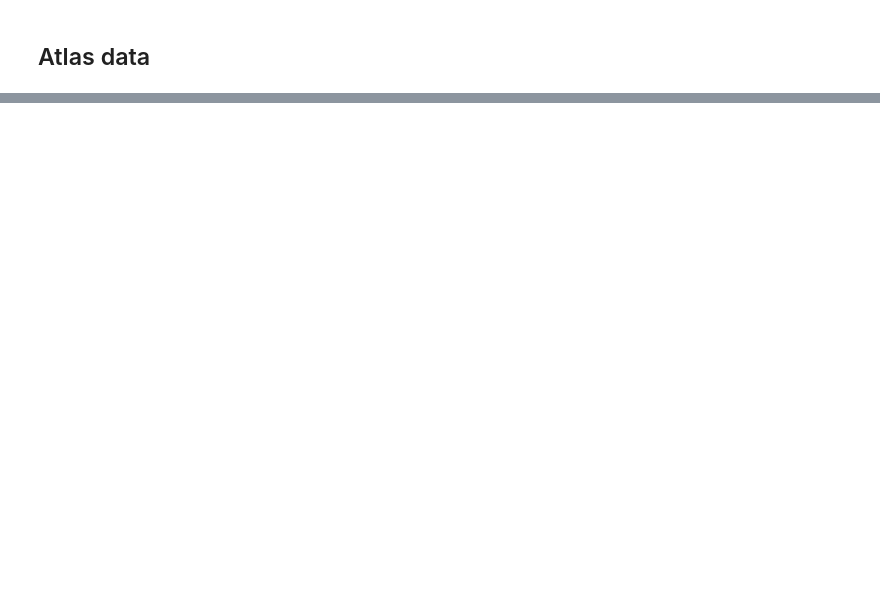
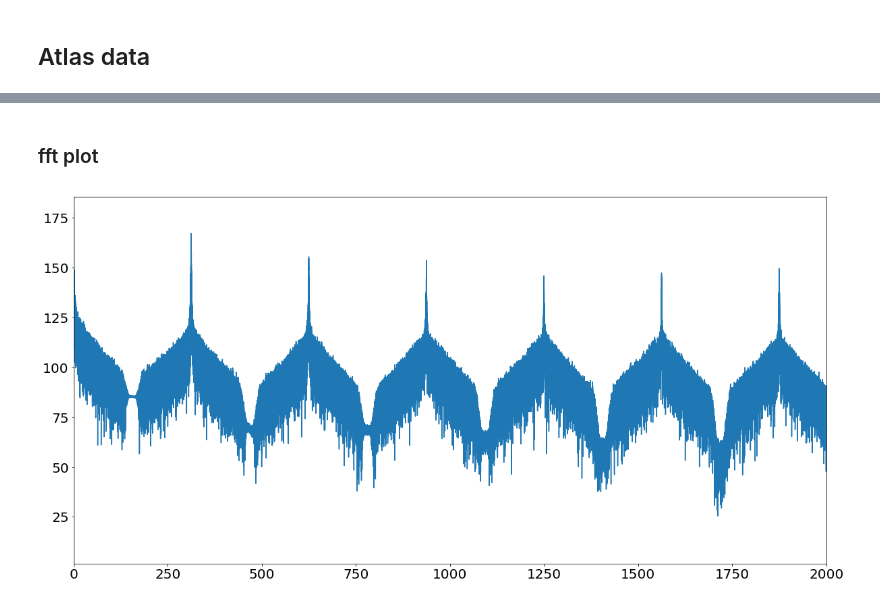
Before and after one commit to atabakd/start_brain, a Jupyter notebook: Comaprison.ipynb, the cells around one changed output, grey strips where cells are left out. Saved outputs shown, nothing was run; the diff lists cells and outputs as text; code cells hidden in the pictures; blank space fills up the shorter version.

```diff
--- a/Comaprison.ipynb
+++ b/Comaprison.ipynb
@@ -95,0 +114,6 @@ channel, start = fft_plot(data, fs, channel, start, good_channels=good_channels,
+# %% [markdown]
+### fft plot
+# %%
+channel, start = fft_plot(data, fs, channel, start)
+# %% [output]
+[figure, added]
```
Also changed, not shown: parts of 12 cells of this notebook.
